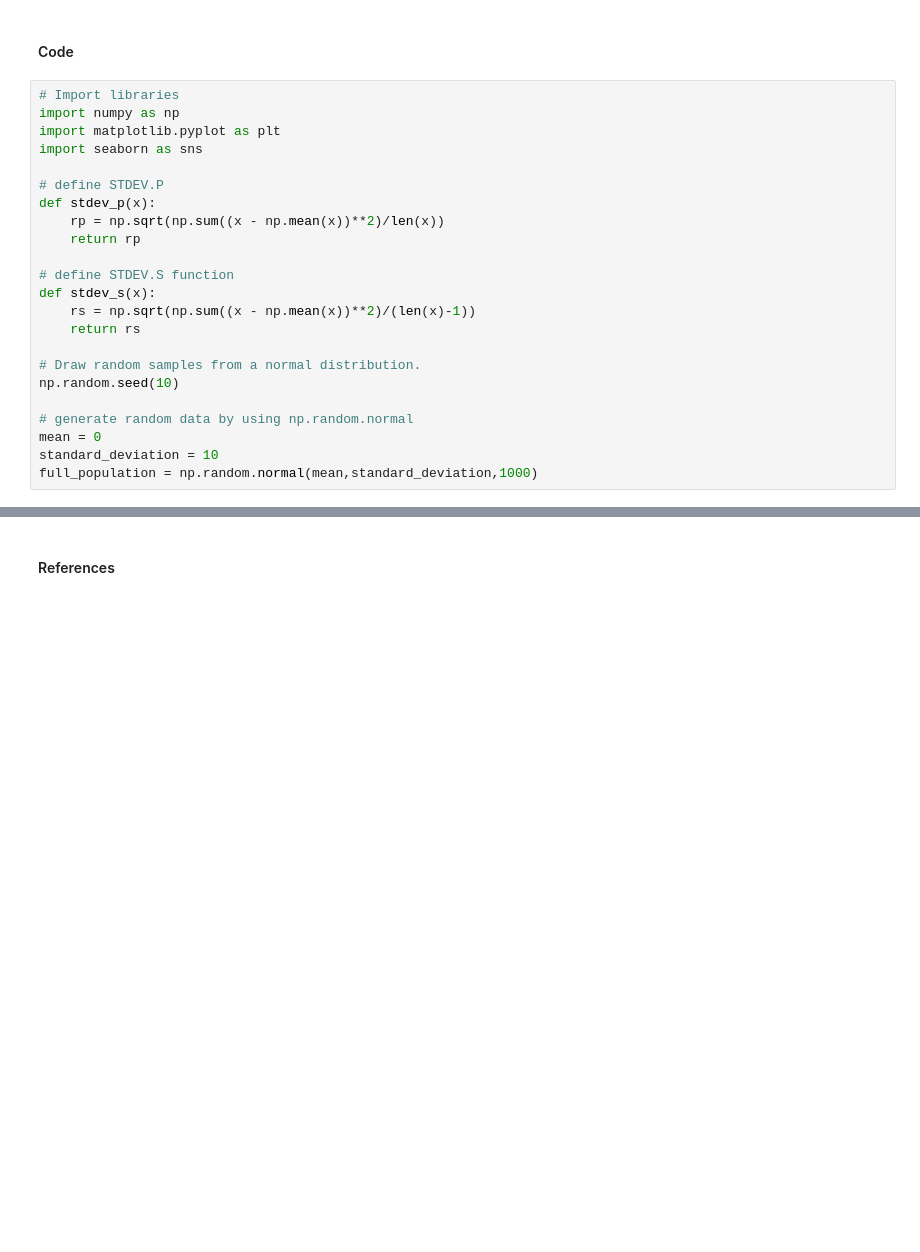
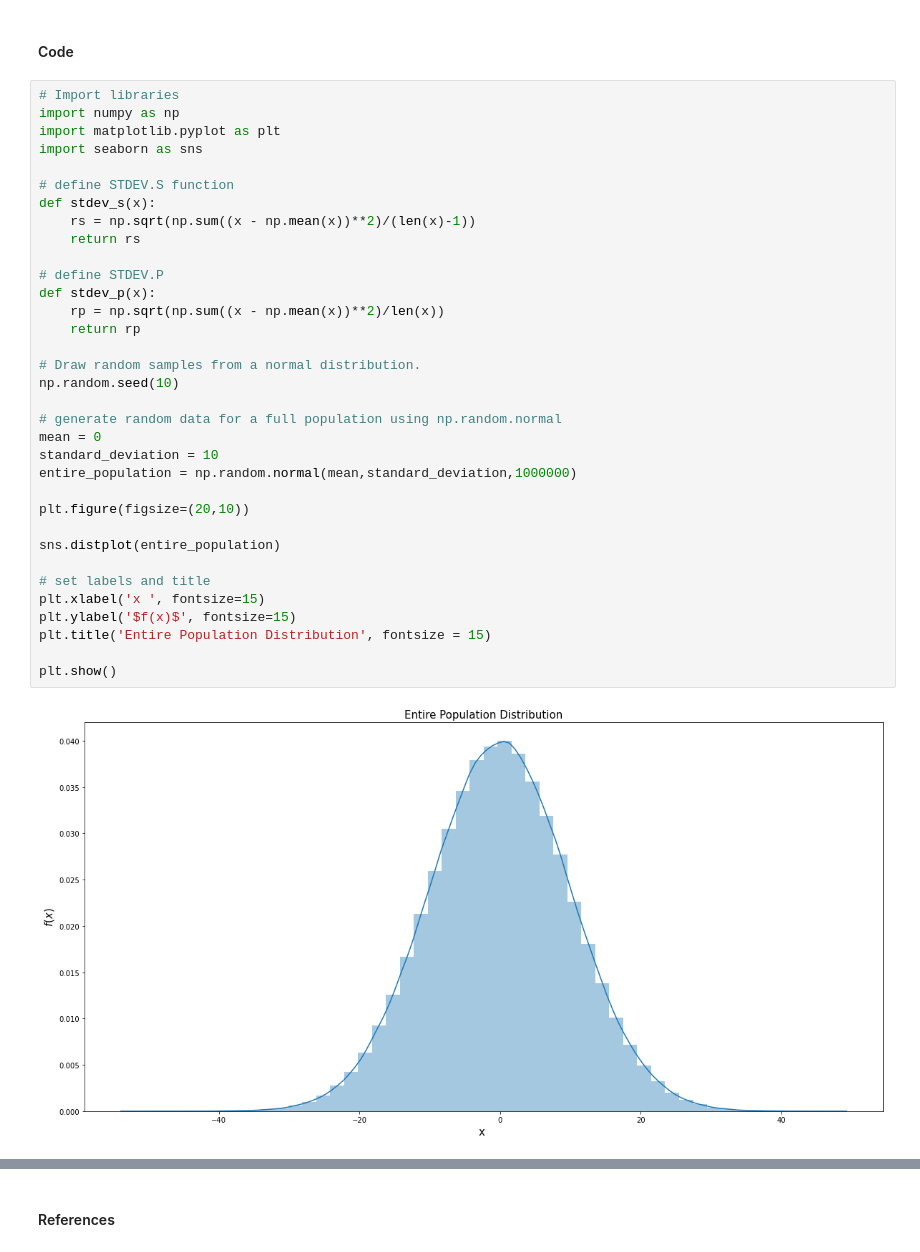
Before and after one commit to KatarzynaConnell/MachineLearnStat, a Jupyter notebook: MachineLearnStat.ipynb, the cells around one changed output, grey strips where cells are left out. Drawn from its saved outputs; the diff is of its cells as text; blank space fills up the shorter version.

Commit message:
added numpy code, explained the difference between 2 functions and concluded task, added references

```diff
--- a/MachineLearnStat.ipynb
+++ b/MachineLearnStat.ipynb
@@ -313,23 +328,36 @@ Lets check it on an example:
 # %%
 # Import libraries
 import numpy as np
 import matplotlib.pyplot as plt
 import seaborn as sns
 
+# define STDEV.S function
+def stdev_s(x):
+    rs = np.sqrt(np.sum((x - np.mean(x))**2)/(len(x)-1))
+    return rs
+
 # define STDEV.P
 def stdev_p(x):
     rp = np.sqrt(np.sum((x - np.mean(x))**2)/len(x))
     return rp
 
-# define STDEV.S function
-def stdev_s(x):
-    rs = np.sqrt(np.sum((x - np.mean(x))**2)/(len(x)-1))
-    return rs
-
 # Draw random samples from a normal distribution.
 np.random.seed(10)
 
-# generate random data by using np.random.normal
+# generate random data for a full population using np.random.normal
 mean = 0
 standard_deviation = 10
-full_population = np.random.normal(mean,standard_deviation,1000)
+entire_population = np.random.normal(mean,standard_deviation,1000000)
+
+plt.figure(figsize=(20,10))
+
+sns.distplot(entire_population)
+
+# set labels and title
+plt.xlabel('x ', fontsize=15)
+plt.ylabel('$f(x)$', fontsize=15)
+plt.title('Entire Population Distribution', fontsize = 15)
+
+plt.show()
+# %% [output]
+[figure, added]
```
Also changed, not shown: parts of 18 cells of this notebook.
